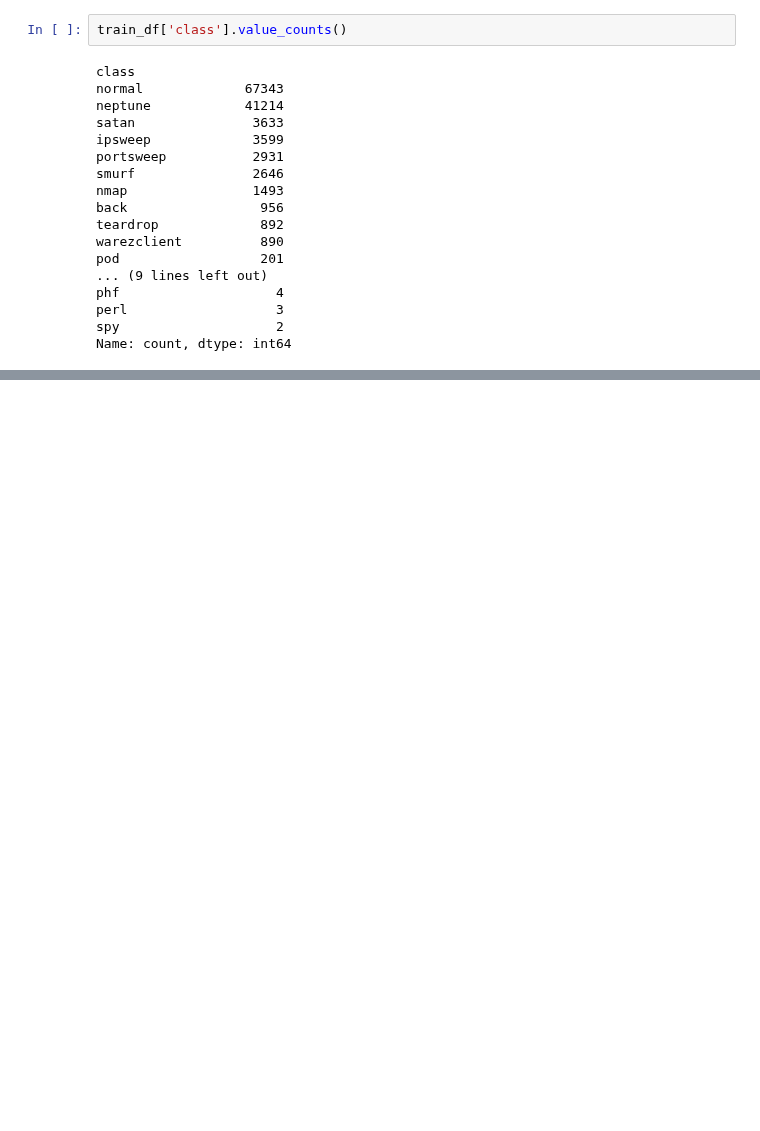
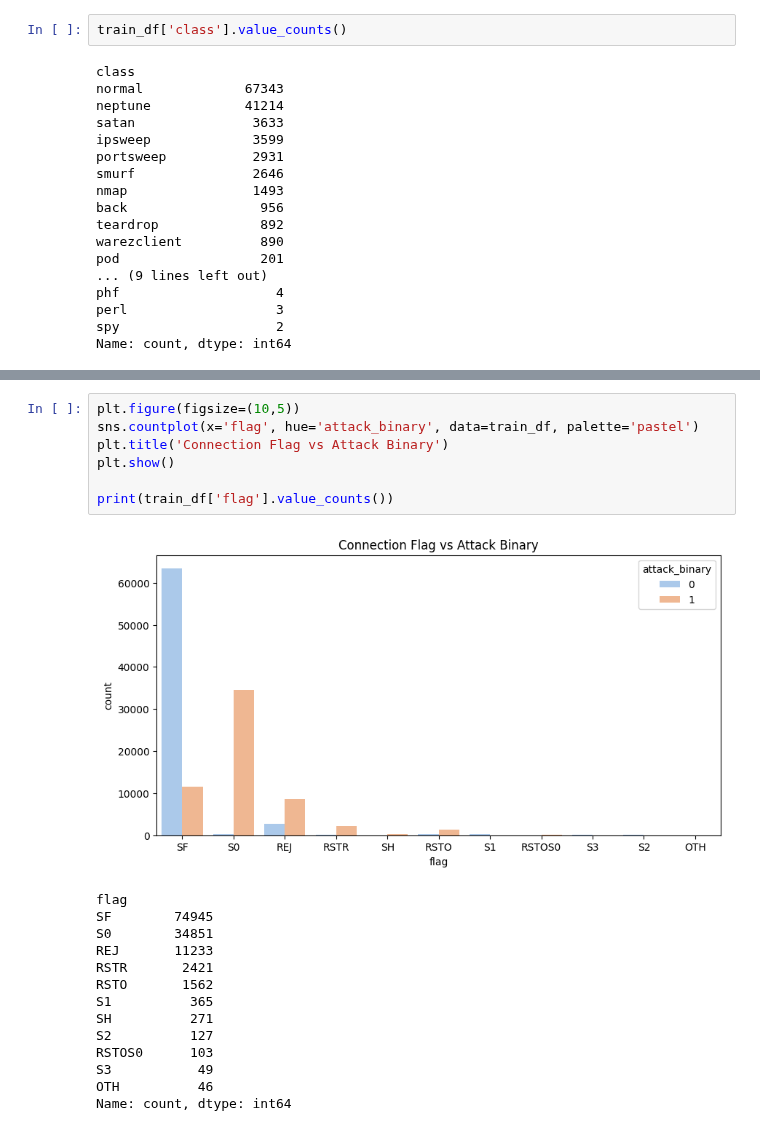
Before and after one commit to SpringBoardMentor193s/SentinelNet_Oct_Batch, a Jupyter notebook: main.ipynb, the cells around one changed output, grey strips where cells are left out. Drawn from its saved outputs; the diff is of its cells as text; blank space fills up the shorter version.

```diff
--- a/main.ipynb
+++ b/main.ipynb
@@ -161,0 +211,22 @@ Name: count, dtype: int64
+# %%
+plt.figure(figsize=(10,5))
+sns.countplot(x='flag', hue='attack_binary', data=train_df, palette='pastel')
+plt.title('Connection Flag vs Attack Binary')
+plt.show()
+
+print(train_df['flag'].value_counts())
+# %% [output]
+[figure, added]
+flag
+SF        74945
+S0        34851
+REJ       11233
+RSTR       2421
+RSTO       1562
+S1          365
+SH          271
+S2          127
+RSTOS0      103
+S3           49
+OTH          46
+Name: count, dtype: int64
```
Also changed, not shown: parts of 7 cells of this notebook.
